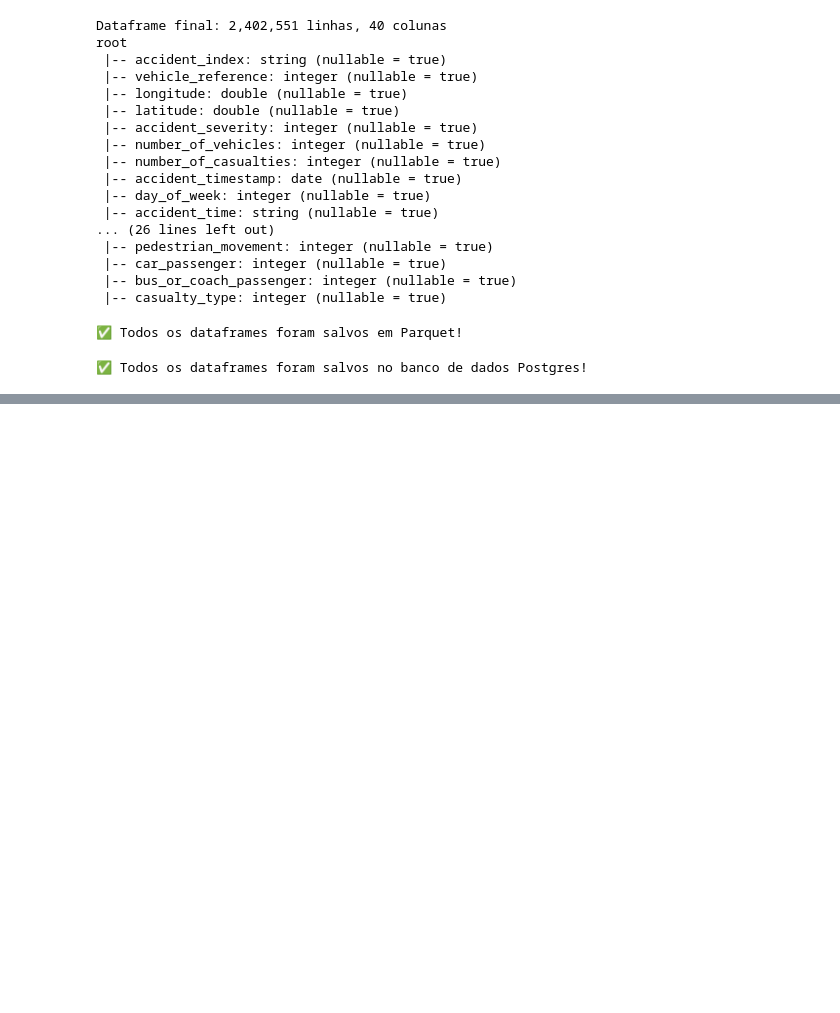
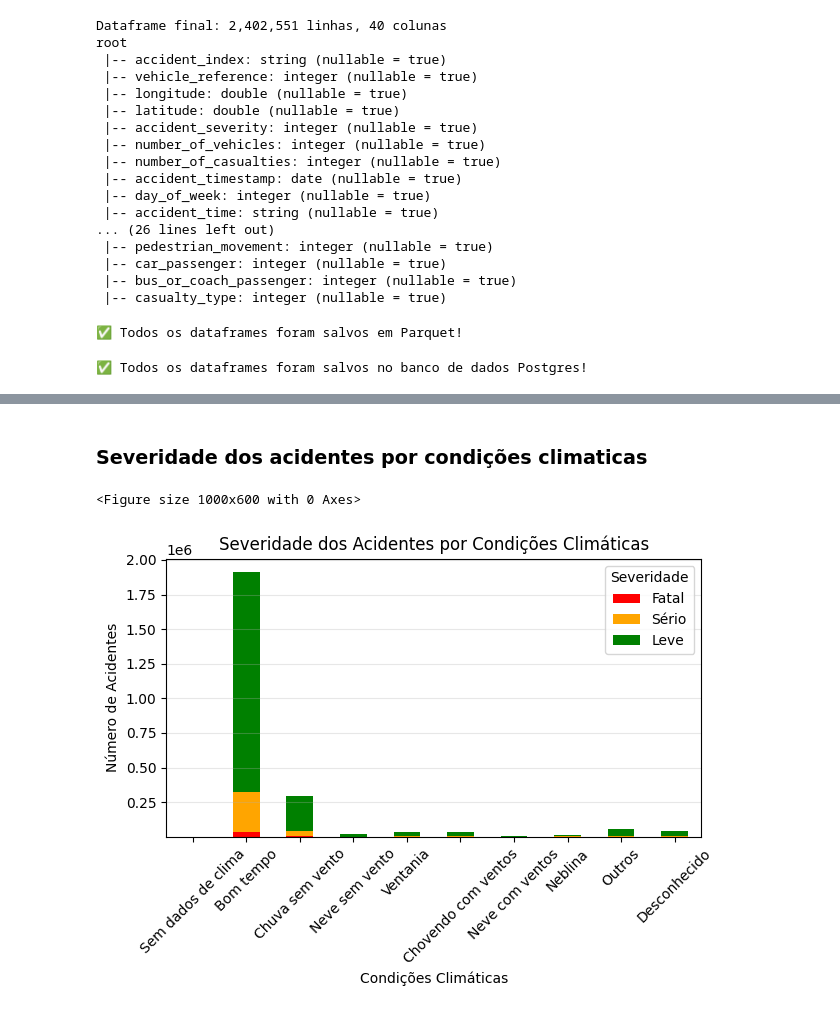
Before and after one commit to Data-Crash/dw-medallion, a Jupyter notebook: silver/etl/etl.ipynb, the cells around one changed output, grey strips where cells are left out. Cells and saved outputs as stored; diff of their text form; code cells hidden in the pictures; blank space fills up the shorter version.

```diff
--- a/silver/etl/etl.ipynb
+++ b/silver/etl/etl.ipynb
@@ -551,0 +588,21 @@ plt.show()
+# %% [markdown]
+### Severidade dos acidentes por condições climaticas
+# %%
+weather_data = df_joined.groupBy("weather_conditions", "accident_severity").count().toPandas()
+pivot_weather = weather_data.pivot(index='weather_conditions', columns='accident_severity', values='count').fillna(0)
+weather_map = {-1:'Sem dados de clima' ,1: 'Bom tempo', 2: 'Chuva sem vento', 3: 'Neve sem vento', 4: 'Ventania', 5:'Chovendo com ventos', 6: 'Neve com ventos', 7: 'Neblina', 8: 'Outros', 9: 'Desconhecido'}
+pivot_weather.index = pivot_weather.index.map(weather_map)
+
+plt.figure(figsize=(10, 6))
+pivot_weather.plot(kind='bar', stacked=True, color=['red', 'orange', 'green'])
+plt.xlabel('Condições Climáticas')
+plt.ylabel('Número de Acidentes')
+plt.title('Severidade dos Acidentes por Condições Climáticas')
+plt.legend(['Fatal', 'Sério', 'Leve'], title='Severidade')
+plt.xticks(rotation=45)
+plt.grid(True, alpha=0.3, axis='y')
+plt.tight_layout()
+plt.show()
+# %% [output]
+<Figure size 1000x600 with 0 Axes>
+[figure, added]
```
Also changed, not shown: parts of 15 cells of this notebook, 7 other files.
